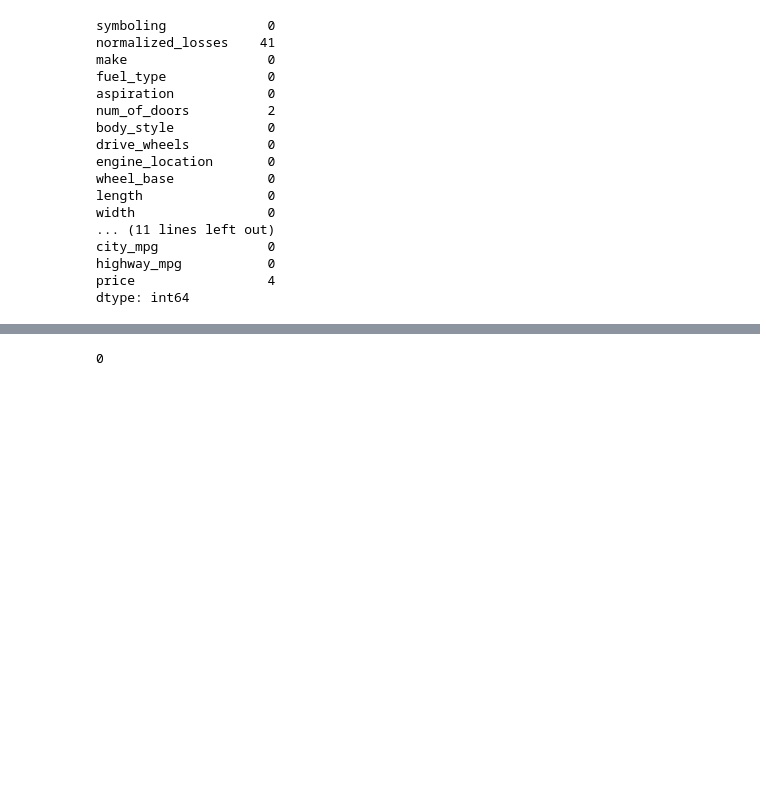
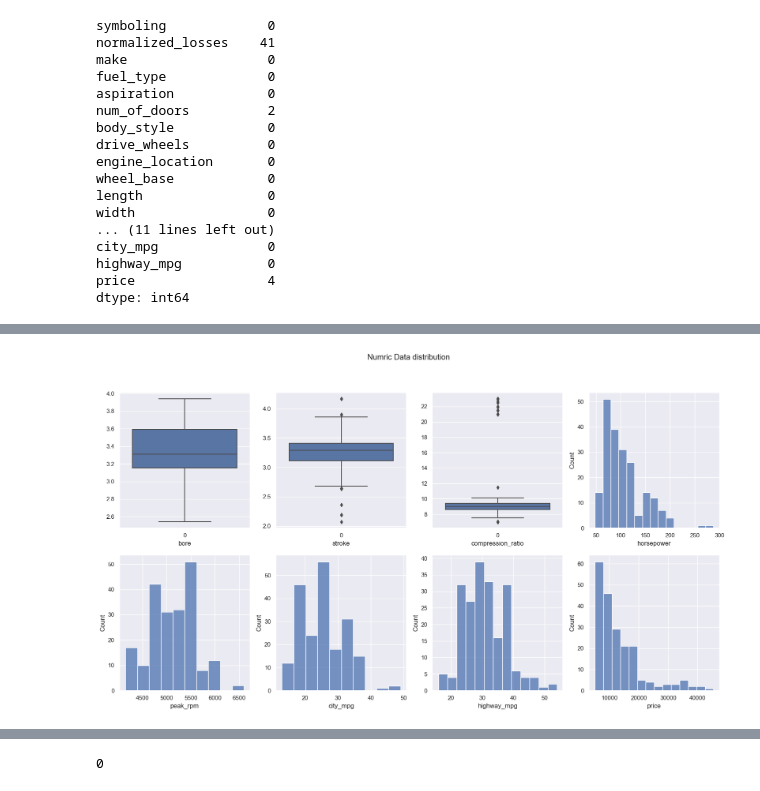
Before and after one commit to omars1234/AutoMobileML, a Jupyter notebook: Analysis.ipynb, the cells around one changed output, grey strips where cells are left out. Cells and saved outputs as stored; diff of their text form; code cells hidden in the pictures; blank space fills up the shorter version.

```diff
--- a/Analysis.ipynb
+++ b/Analysis.ipynb
@@ -91,0 +197,38 @@ df[["bore","stroke"]]=df[["bore","stroke"]].astype("float64")
+# %%
+fig, (ax1, ax2) = plt.subplots(1,2)
+fig.suptitle("Numric Data distribution ");
+
+plt.subplot(241)
+sns.boxplot(numerical_features["bore"])
+plt.xlabel("bore");
+
+plt.subplot(242)
+sns.boxplot(numerical_features["stroke"])
+plt.xlabel("stroke");
+
+plt.subplot(243)
+sns.boxplot(numerical_features["compression_ratio"])
+plt.xlabel("compression_ratio");
+
+
+plt.subplot(244)
+sns.histplot(numerical_features["horsepower"])
+plt.xlabel("horsepower");
+
+plt.subplot(245)
+sns.histplot(numerical_features["peak_rpm"],bins=10)
+plt.xlabel("peak_rpm");
+
+plt.subplot(246)
+sns.histplot(numerical_features["city_mpg"])
+plt.xlabel("city_mpg");
+
+plt.subplot(247)
+sns.histplot(numerical_features["highway_mpg"])
+plt.xlabel("highway_mpg");
+
+plt.subplot(248)
+sns.histplot(numerical_features["price"])
+plt.xlabel("price");
+# %% [output]
+[figure, added]
```
Also changed, not shown: parts of 54 cells of this notebook.
